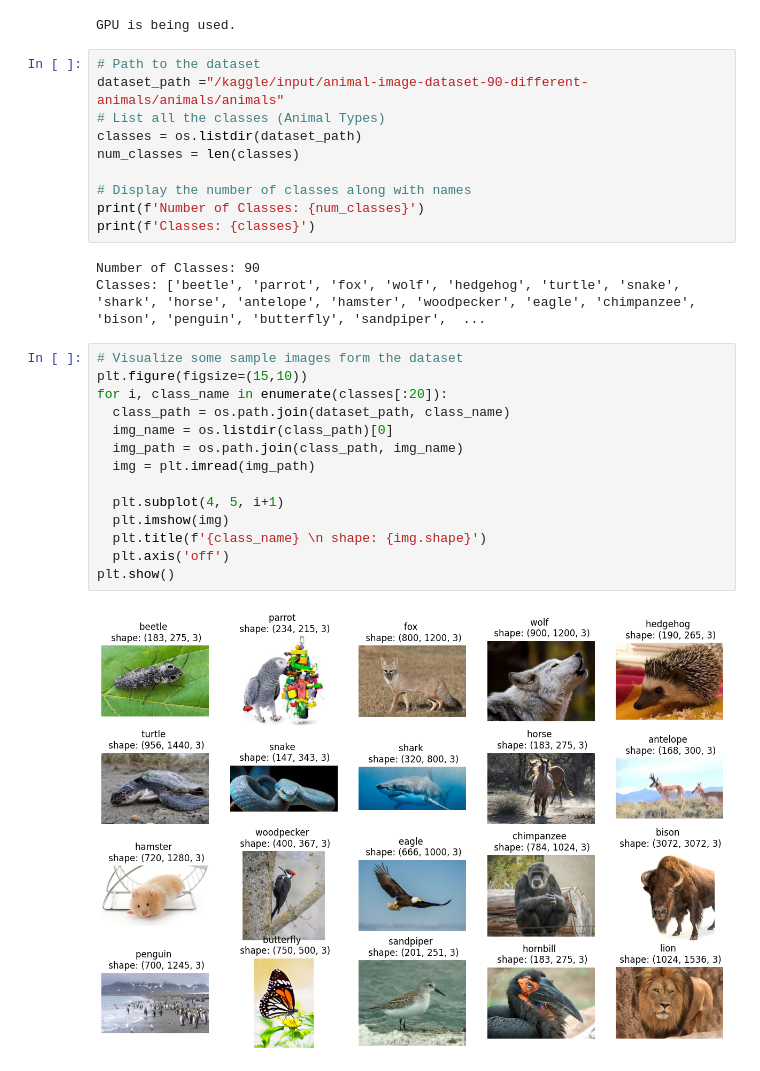
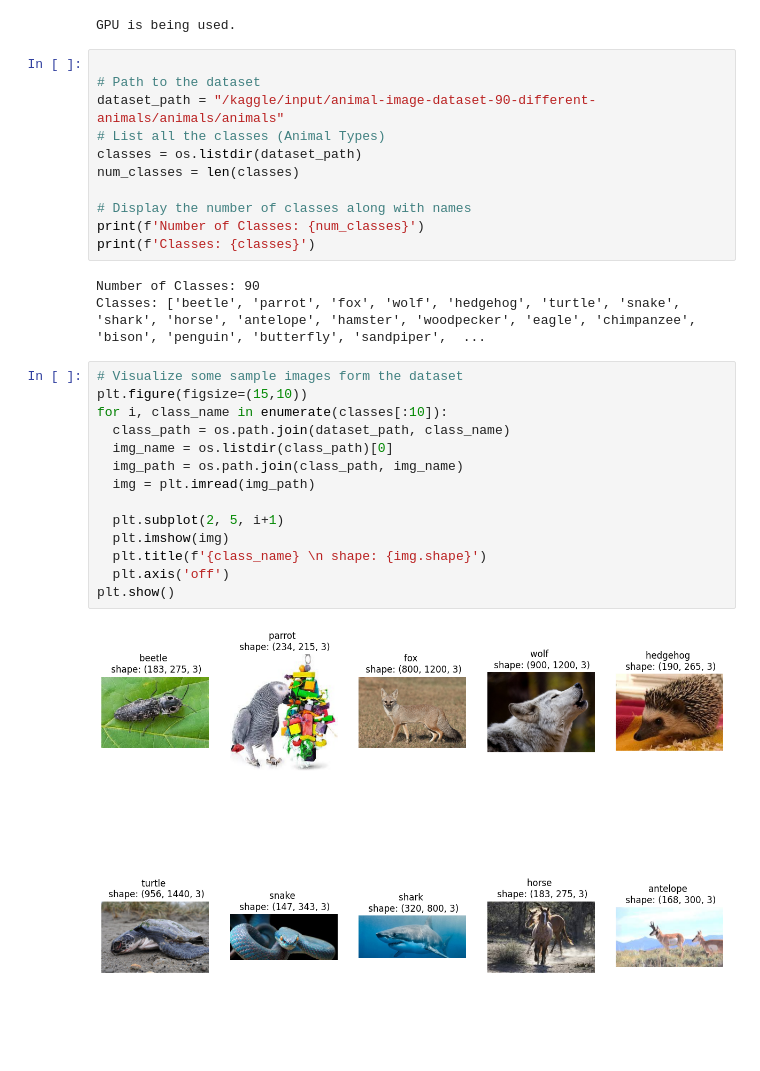
Before and after one commit to ravitejako/Multi_Class_Animal_Classification, a Jupyter notebook: Multi_Class_Animal_Classification/Multi_Class_Animal_Classification.ipynb, the cells around one changed output. Saved outputs shown, nothing was run; the diff lists cells and outputs as text; blank space fills up the shorter version.

```diff
--- a/Multi_Class_Animal_Classification/Multi_Class_Animal_Classification.ipynb
+++ b/Multi_Class_Animal_Classification/Multi_Class_Animal_Classification.ipynb
@@ -30,8 +31,9 @@ else:
 # %% [output]
 GPU is being used.
 # %%
+
 # Path to the dataset
-dataset_path ="/kaggle/input/animal-image-dataset-90-different-animals/animals/animals"
+dataset_path = "/kaggle/input/animal-image-dataset-90-different-animals/animals/animals"
 # List all the classes (Animal Types)
 classes = os.listdir(dataset_path)
 num_classes = len(classes)
@@ -45,16 +47,16 @@ Classes: ['beetle', 'parrot', 'fox', 'wolf', 'hedgehog', 'turtle', 'snake', 'sha
 # %%
 # Visualize some sample images form the dataset
 plt.figure(figsize=(15,10))
-for i, class_name in enumerate(classes[:20]):
+for i, class_name in enumerate(classes[:10]):
   class_path = os.path.join(dataset_path, class_name)
   img_name = os.listdir(class_path)[0]
   img_path = os.path.join(class_path, img_name)
   img = plt.imread(img_path)
 
-  plt.subplot(4, 5, i+1)
+  plt.subplot(2, 5, i+1)
   plt.imshow(img)
   plt.title(f'{class_name} \n shape: {img.shape}')
   plt.axis('off')
 plt.show()
 # %% [output]
-[figure, old version]
+[figure, new version]
```
Also changed, not shown: parts of 3 cells of this notebook.
